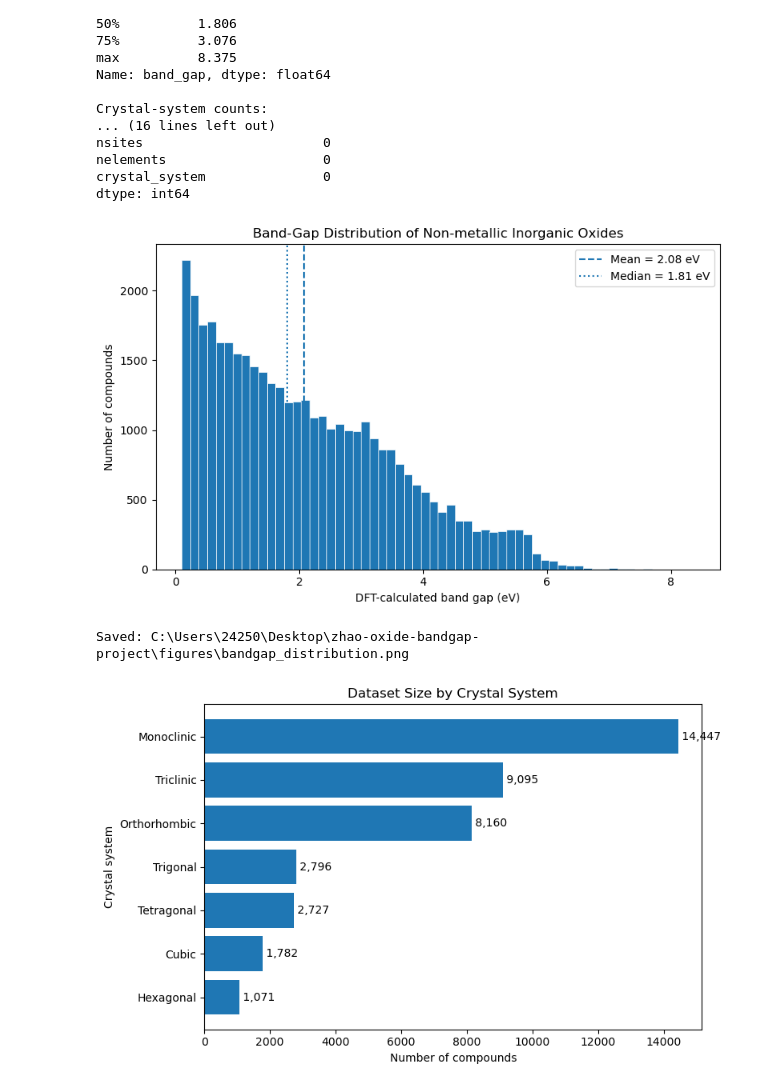
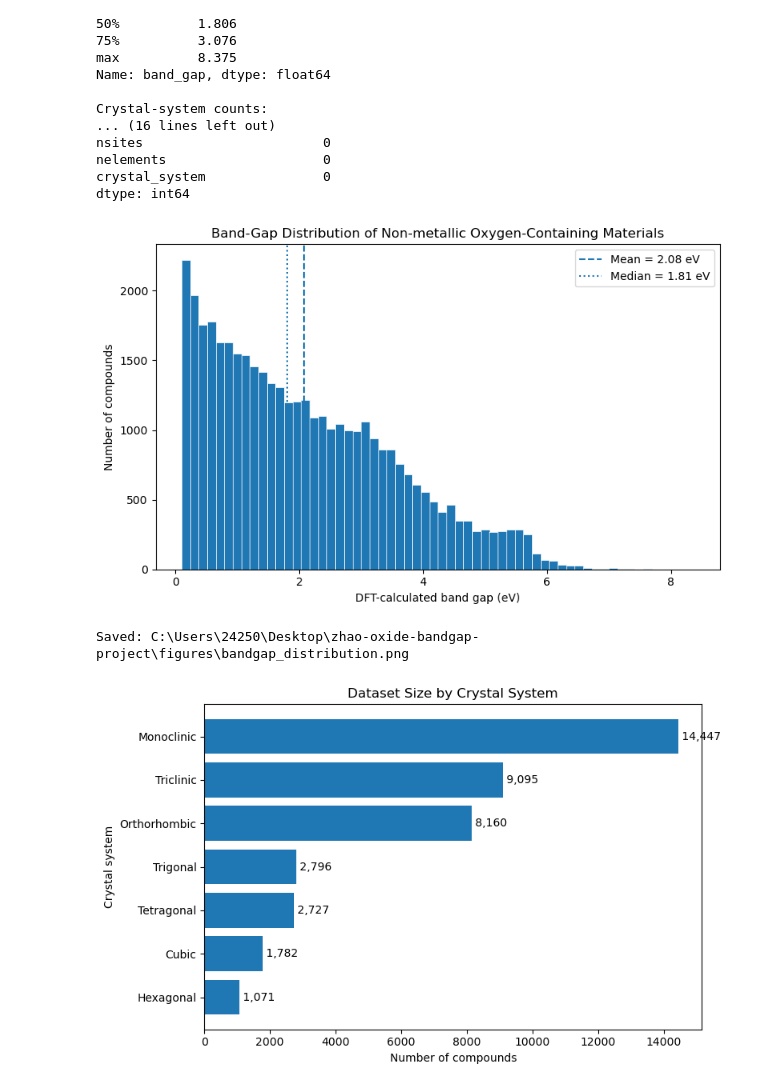
Before and after one commit to yixinzhao1-eng/zhao-oxide-bandgap-project, a Jupyter notebook: notebooks/02_eda_featurization.ipynb, the cells around one changed output. Cells and saved outputs as stored; diff of their text form; code cells hidden in the pictures.

```diff
--- a/notebooks/02_eda_featurization.ipynb
+++ b/notebooks/02_eda_featurization.ipynb
@@ -114,35 +114,35 @@ ax.axvline(
     linestyle="--",
     linewidth=1.5,
     label=f"Mean = {mean_gap:.2f} eV"
 )
 
 ax.axvline(
     median_gap,
     linestyle=":",
     linewidth=1.5,
     label=f"Median = {median_gap:.2f} eV"
 )
 
 ax.set_xlabel("DFT-calculated band gap (eV)")
 ax.set_ylabel("Number of compounds")
-ax.set_title("Band-Gap Distribution of Non-metallic Inorganic Oxides")
+ax.set_title("Band-Gap Distribution of Non-metallic Oxygen-Containing Materials")
 ax.legend()
 
 fig.tight_layout()
 
 bandgap_figure_path = figures_dir / "bandgap_distribution.png"
 
 fig.savefig(
     bandgap_figure_path,
     dpi=300,
     bbox_inches="tight"
 )
 
 plt.show()
 
 print("Saved:", bandgap_figure_path.resolve())
 # %% [output]
-[figure, old version]
+[figure, new version]
 Saved: C:\Users\24250\Desktop\zhao-oxide-bandgap-project\figures\bandgap_distribution.png
 # %%
 # Crystal-system sample counts
```
Also changed, not shown: parts of 1 cell of this notebook, 4 other files.
